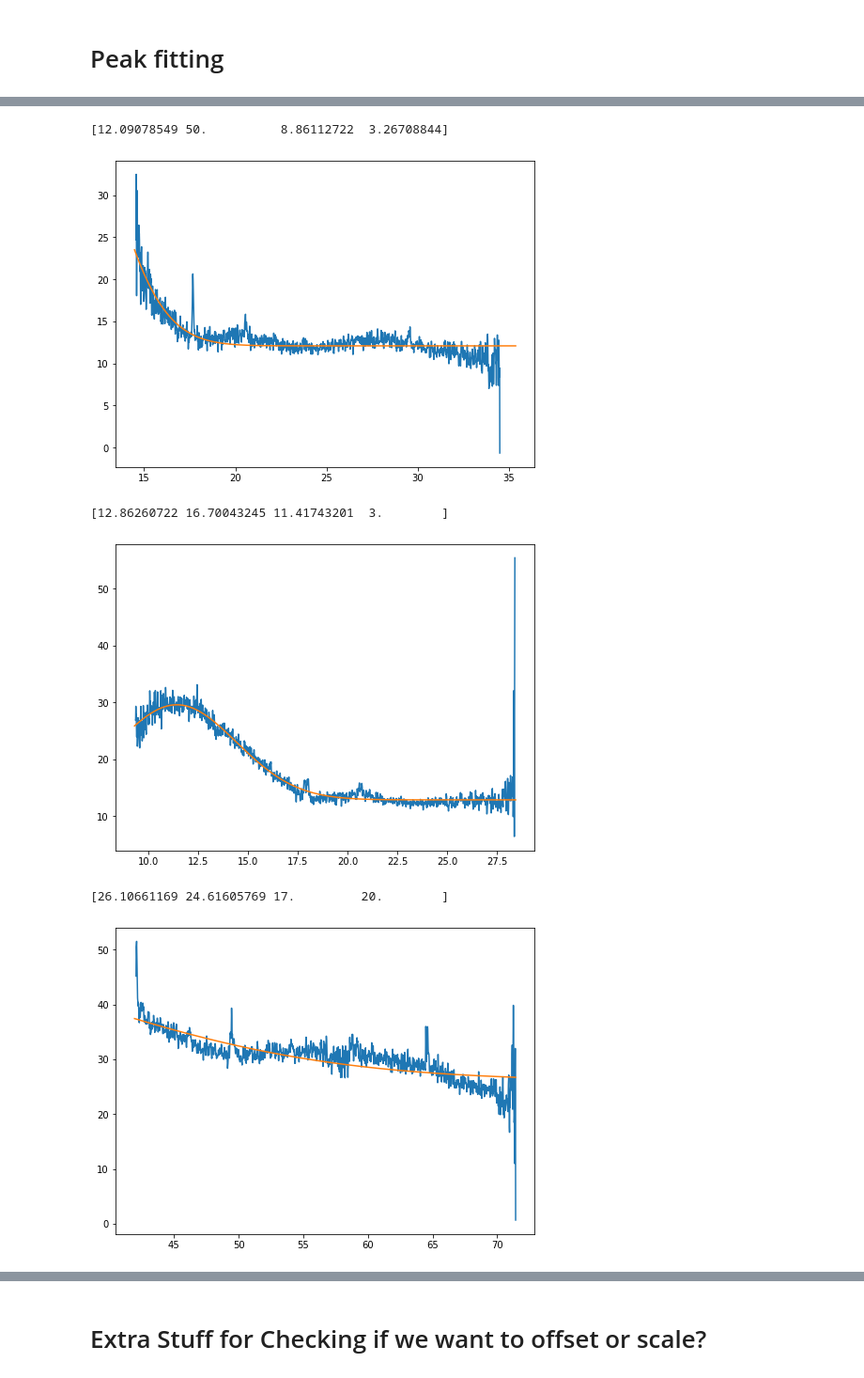
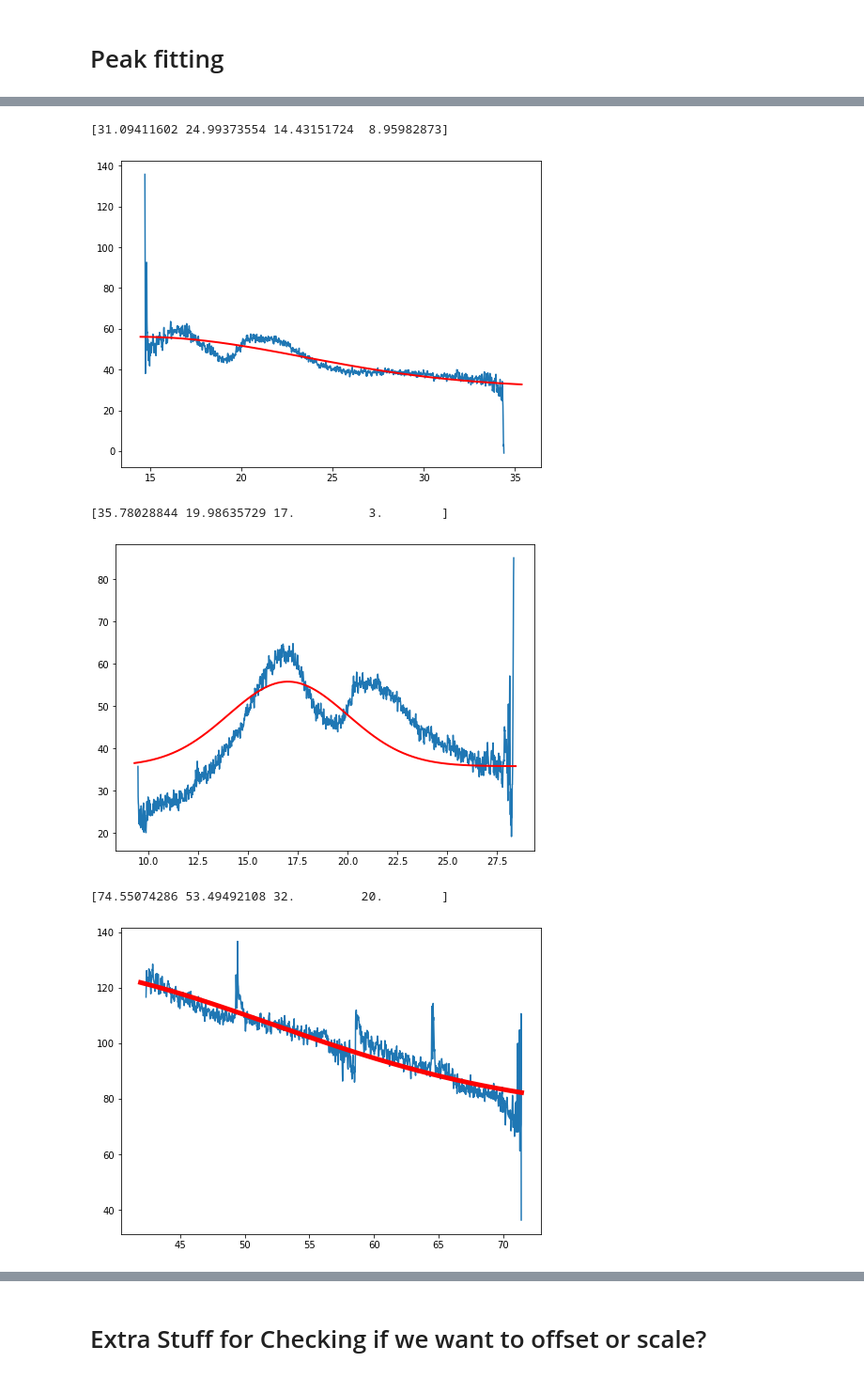
Before and after one commit to meeramadhavi/MEC_XRD_VISAR, a Jupyter notebook: Azimuthal_integration_Meera.ipynb, the cells around one changed output, grey strips where cells are left out. Shown at 94% size. Drawn from its saved outputs; the diff is of its cells as text; code cells hidden in the pictures.

```diff
--- a/Azimuthal_integration_Meera.ipynb
+++ b/Azimuthal_integration_Meera.ipynb
@@ -247,3 +313,5 @@ for i in Quads:
 # %%
-name_image = name_image = '/Users/meera94/Library/CloudStorage/OneDrive-UniversityofCalifornia,Davis/LX99/scratch/run140/Run_140_evt_1_Epix10kaQuad0.tiff'
-images = np.rot90(np.flipud(fabio.open(name_image).data), rot_mat[0])
+image_path = concat_3.format(path, data_files, xrd_data_folder_name)
+name_image = image_path + str(Runs[0]) + '/Run_' + str(Runs[0]) + '_evt_1_Epix10kaQuad' + str(quad_to_look_at)+ '.tiff'
+name_image = '/Users/meera94/Library/CloudStorage/OneDrive-UniversityofCalifornia,Davis/LX99/scratch/run140/Run_140_evt_1_Epix10kaQuad' +str(quad_to_look_at)+'.tiff'
+images = np.rot90(np.flipud(fabio.open(name_image).data), rot_mat[quad_to_look_at])
@@ -334,10 +420,10 @@ for j in Runs:
       mask_1 = Run_images['Run ' + str(j)]['Quad'+ str(i)] != 0.0 # masks out the low pixels(<1) (areas between the modules)
       mask_2 = Run_images['Run ' + str(j)]['Quad'+ str(i)] < 500 ## masks out the hot pixels (>500) (areas between the modules)
       mask_edge = np.full(np.shape(img), True)
-      mask_edge[0:3, :] = False
-      mask_edge[-4:-1, :] = False
-      mask_edge[:, 0:3] = False
-      mask_edge[:, -4:-1] = False
+      mask_edge[0:10, :] = False
+      mask_edge[-10:-1, :] = False
+      mask_edge[:, 0:10] = False
+      mask_edge[:, -10:-1] = False
 
       if i == 0:
          mask = mask_1 & mask_2 & mask_tri
@@ -358,12 +450,12 @@ for j in Runs:
 ## Plotting all the Runs
 # %%
 # plotting intergrated results for any Run and all quads
-clr = ['purple', 'b', 'c', 'g', 'gold','tab:orange','red','purple','deeppink','purple', 'b', 'c', 'g', 'gold','tab:orange','red','purple','deeppink','purple', 'b', 'c', 'g', 'gold','tab:orange','red','purple','deeppink','purple', 'b', 'c', 'g', 'gold','tab:orange','red','purple','deeppink','purple', 'b', 'c', 'g', 'gold','tab:orange','red','purple','deeppink','purple', 'b', 'c', 'g', 'gold','tab:orange','red','purple','deeppink','purple', 'b', 'c', 'g', 'gold','tab:orange','red','purple','deeppink','purple', 'b', 'c', 'g', 'gold','tab:orange','red','purple','deeppink','purple', 'b', 'c', 'g', 'gold','tab:orange','red','purple','deeppink','purple', 'b', 'c', 'g', 'gold','tab:orange','red','purple','deeppink','purple', 'b', 'c', 'g', 'gold','tab:orange','red','purple','deeppink']
-for i in range(len(Runs)):
+clr = ['purple', 'b', 'c', 'g', 'gold','tab:orange','red','purple','deeppink','purple', 'b', 'c', 'g', 'gold','tab:orange','red','purple','deeppink','purple']#, 'b', 'c', 'g', 'gold','tab:orange','red','purple','deeppink','purple', 'b', 'c', 'g', 'gold','tab:orange','red','purple','deeppink','purple', 'b', 'c', 'g', 'gold','tab:orange','red','purple','deeppink','purple', 'b', 'c', 'g', 'gold','tab:orange','red','purple','deeppink','purple', 'b', 'c', 'g', 'gold','tab:orange','red','purple','deeppink','purple', 'b', 'c', 'g', 'gold','tab:orange','red','purple','deeppink','purple', 'b', 'c', 'g', 'gold','tab:orange','red','purple','deeppink','purple', 'b', 'c', 'g', 'gold','tab:orange','red','purple','deeppink','purple', 'b', 'c', 'g', 'gold','tab:orange','red','purple','deeppink']
+for i in range(len(Runs)-14):
     for j in Quads:
         x = Int_1D_results['Run ' + str(Runs[i])]['Quad' + str(j)][0]
         y = Int_1D_results['Run ' +str(Runs[i])]['Quad' + str(j) ][1]
-        plt.plot(x, y, label = 'Run ' + str(Runs[i])+ ' Quad' + str(j))
+        plt.plot(x, y, label = 'Run ' + str(Runs[i])+ ' Quad' + str(j))#, color = clr[i])
         # plt.plot(Int_1D_results['Run ' + str(i)]['Quad1'][0],Int_1D_results['Run ' +str(i)]['Quad1'][1])
         # plt.plot(Int_1D_results['Run ' + str(i)]['Quad2'][0],Int_1D_results['Run ' + str(i)]['Quad2'][1])
         # plt.plot(Int_1D_results['Run ' + str(i)]['Quad3'][0],Int_1D_results['Run ' +str(i)]['Quad3'][1])
@@ -382,72 +613,65 @@ plt.show()
 # %%
-#fitting a gaussian fit? How does one fit a curve?
-#step 1: Define a peak fitting function. This can be any function you want, just write down the function with all the defining parameters. Pro tip: Plot the function on desmos and see how each fitting parameter affects the curve fit to understand your function better
+
 #step 2: use Scipy optimize curve fit library and it will help you fit your curve. You can use any bounds you want and any initial parameters you want and you can ask for least square method(thats the default) where it will try to minimize the square of the distance from your point outside the curve to the curve :)
 # You are now ready to do this biatch!
 #Define the Gaussian function
-def gaussfit(x, B, a, x0, sigma):
-    return B + a*np.exp(-(x-x0)**2/(2*sigma**2))
 
 # Quad 0
-p0 = np.array([15, 30, 11, 7])
-B_low = np.array([0, 5, 5, 3])
-B_high = np.array([50, 50, 17, 20])
-Bounds = (B_low,B_high)
+
+i = 9
 x = Int_1D_results['Run ' + str(Runs[i])]['Quad0'][0]
 y = Int_1D_results['Run ' + str(Runs[i])]['Quad0'][1]
 valid = ~(np.isnan(x)|np.isnan(y))
 popt, pcov = curve_fit(gaussfit, x[valid],y[valid], p0, bounds = Bounds)
+#popt, (x_curve, y_curve) = fit_multi_gaussian(x[valid], y[valid], num_gaussians=2)
 print(popt)
 plt.plot(Int_1D_results['Run ' + str(Runs[i])]['Quad0'][0],Int_1D_results['Run ' +str(Runs[i])]['Quad0' ][1])
-plt.plot(Int_1D_results['Run ' + str(Runs[i])]['Quad0'][0], gaussfit(Int_1D_results['Run ' + str(Runs[i])]['Quad0'][0], *popt))
+plt.plot(Int_1D_results['Run ' + str(Runs[i])]['Quad0'][0], gaussfit(Int_1D_results['Run ' + str(Runs[i])]['Quad0'][0], *popt), color = 'r',linewidth = 2)
+#plt.plot(Int_1D_results['Run ' + str(Runs[i])]['Quad0'][0], fit_multi_gaussian(Int_1D_results['Run ' + str(Runs[i])]['Quad0'][0], *popt), color = 'r',linewidth = 5)
 plt.show()
 
 # Quad 1
-#initial guesses and bounds for the fit
-p0 = np.array([15, 30, 11, 7])
-B_low = np.array([0, 5, 5, 3])
-B_high = np.array([50, 50, 17, 20])
-Bounds = (B_low,B_high)
+
 x = Int_1D_results['Run ' + str(Runs[i])]['Quad1'][0]
 y = Int_1D_results['Run ' + str(Runs[i])]['Quad1'][1]
 valid = ~(np.isnan(x)|np.isnan(y))
 popt, pcov = curve_fit(gaussfit, x[valid],y[valid], p0, bounds = Bounds)
 print(popt)
 plt.plot(Int_1D_results['Run ' + str(Runs[i])]['Quad1'][0],Int_1D_results['Run ' +str(Runs[i])]['Quad1' ][1])
-plt.plot(Int_1D_results['Run ' + str(Runs[i])]['Quad1'][0], gaussfit(Int_1D_results['Run ' + str(Runs[i])]['Quad1'][0], *popt))
+plt.plot(Int_1D_results['Run ' + str(Runs[i])]['Quad1'][0], gaussfit(Int_1D_results['Run ' + str(Runs[i])]['Quad1'][0], *popt), color = 'r',linewidth = 2)
 plt.show()
-
+p0 =     np.array([125, 290,  27, 7])
+B_low =  np.array([0,   50,   26,  3])
+B_high = np.array([200, 320, 32, 20])
+Bounds = (B_low,B_high)
 # Quad 2
-p0 = np.array([15, 30, 11, 7])
-B_low = np.array([0, 5, 5, 3])
-B_high = np.array([50, 50, 17, 20])
-Bounds = (B_low,B_high)
 x = Int_1D_results['Run ' + str(Runs[i])]['Quad2'][0]
 y = Int_1D_results['Run ' + str(Runs[i])]['Quad2'][1]
 valid = ~(np.isnan(x)|np.isnan(y))
 popt, pcov = curve_fit(gaussfit, x[valid],y[valid], p0, bounds = Bounds)
 print(popt)
 plt.plot(Int_1D_results['Run ' + str(Runs[i])]['Quad2'][0],Int_1D_results['Run ' +str(Runs[i])]['Quad2' ][1])
-plt.plot(Int_1D_results['Run ' + str(Runs[i])]['Quad2'][0], gaussfit(Int_1D_results['Run ' + str(Runs[i])]['Quad2'][0], *popt))
+plt.plot(Int_1D_results['Run ' + str(Runs[i])]['Quad2'][0], gaussfit(Int_1D_results['Run ' + str(Runs[i])]['Quad2'][0], *popt),color = 'r',linewidth = 5)
 plt.show()
 
 # Quad 3
-p0 = np.array([15, 30, 11, 7])
-B_low = np.array([0, 5, 5, 3])
-B_high = np.array([100, 100, 17, 20])
+p0 =     np.array([225, 375,  30, 7])
+B_low =  np.array([0,   50,   29,  3])
+B_high = np.array([300, 400, 40, 20])
 Bounds = (B_low,B_high)
+
 x = Int_1D_results['Run ' + str(Runs[i])]['Quad3'][0]
 y = Int_1D_results['Run ' + str(Runs[i])]['Quad3'][1]
 valid = ~(np.isnan(x)|np.isnan(y))
 popt, pcov = curve_fit(gaussfit, x[valid],y[valid], p0, bounds = Bounds)
 print(popt)
 plt.plot(Int_1D_results['Run ' + str(Runs[i])]['Quad3'][0],Int_1D_results['Run ' +str(Runs[i])]['Quad3' ][1])
-plt.plot(Int_1D_results['Run ' + str(Runs[i])]['Quad3'][0], gaussfit(Int_1D_results['Run ' + str(Runs[i])]['Quad3'][0], *popt))
+plt.plot(Int_1D_results['Run ' + str(Runs[i])]['Quad3'][0], gaussfit(Int_1D_results['Run ' + str(Runs[i])]['Quad3'][0], *popt),color = 'r',linewidth = 5)
 plt.show()
 # %% [output]
-[12.09078549 50.          8.86112722  3.26708844]
+[31.09411602 24.99373554 14.43151724  8.95982873]
-[figure, old version]
+[figure, new version]
-[12.86260722 16.70043245 11.41743201  3.        ]
+[35.78028844 19.98635729 17.          3.        ]
-[figure, old version]
+[figure, new version]
-[26.10661169 24.61605769 17.         20.        ]
+[74.55074286 53.49492108 32.         20.        ]
-[figure, old version]
+[figure, new version]
```
Also changed, not shown: parts of 61 cells of this notebook, 3 other files.
